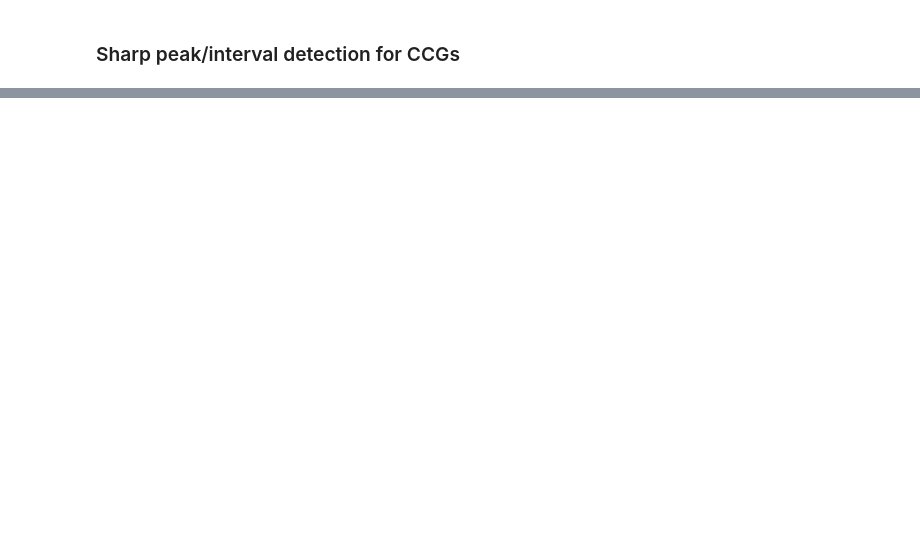
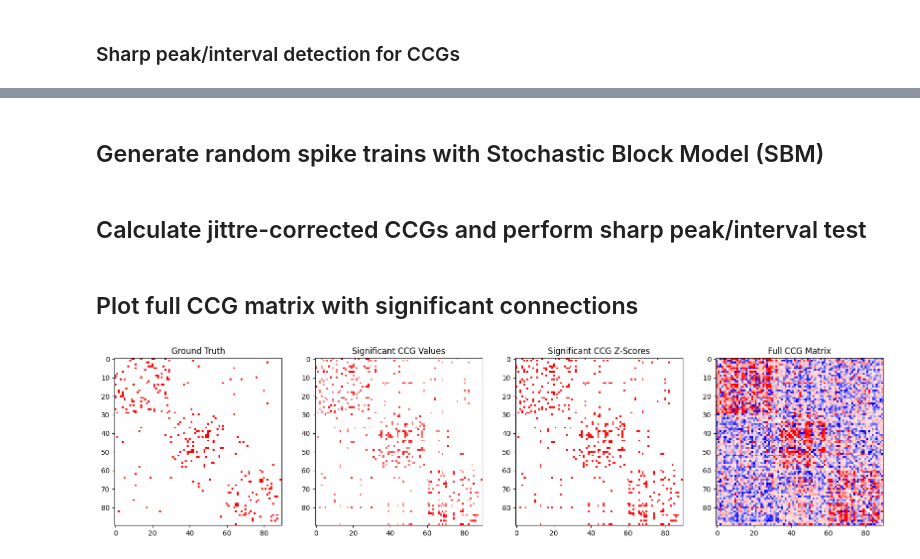
Before and after one commit to HChoiLab/functional-network, a Jupyter notebook: ccg_example_usage.ipynb, the cells around one changed output, grey strips where cells are left out. Cells and saved outputs as stored; diff of their text form; code cells hidden in the pictures; blank space fills up the shorter version.

Commit message:
Add code to visualize significant and full CCGs

```diff
--- a/ccg_example_usage.ipynb
+++ b/ccg_example_usage.ipynb
@@ -272,0 +265,25 @@ plot_significant_ccg(ccg_jitter_corrected,significant_offset,significant_duratio
+# %% [markdown]
+## Generate random spike trains with Stochastic Block Model (SBM)
+# %%
+sizes = [30, 30, 30]
+probs = [[0.1, 0.005, 0.005], [0.005, 0.1, 0.005], [0.005, 0.005, 0.1]]
+g = nx.stochastic_block_model(sizes, probs, seed=1)
+ground_truth = nx.to_numpy_array(g)
+ground_truth[ground_truth>0] = 100000 # set excitatory connection strength to 100000
+delay_matrix, all_spiketrains = generate_spikes_Izhikevich_variable_delay_current(ground_truth, n_trial=100, T=250)
+# %% [markdown]
+## Calculate jittre-corrected CCGs and perform sharp peak/interval test
+# %%
+# Calculate the jitter-corrected CCGs
+ccg = CCG(num_jitter=10, L=25, window=100, memory=False, use_parallel=True, num_cores=30)
+ccg_jitter_corrected = ccg.calculate_mean_ccg_corrected(all_spiketrains, disable=False)
+# Perform sharp peak/interval detection and save all connections
+connection_detection = SharpPeakIntervalDetection(max_duration=11, maxlag=12, n=8)
+significant_ccg,significant_confidence,significant_offset,significant_duration = connection_detection.get_significant_ccg(ccg_jitter_corrected)
+full_ccg,full_confidence,full_offset,full_duration = connection_detection.get_full_ccg(ccg_jitter_corrected)
+# %% [markdown]
+## Plot full CCG matrix with significant connections
+# %%
+plot_groundtruth_with_CCG(ground_truth, significant_ccg, significant_confidence, full_ccg)
+# %% [output]
+[figure, added]
```
Also changed, not shown: parts of 13 cells of this notebook, 1 other file.
